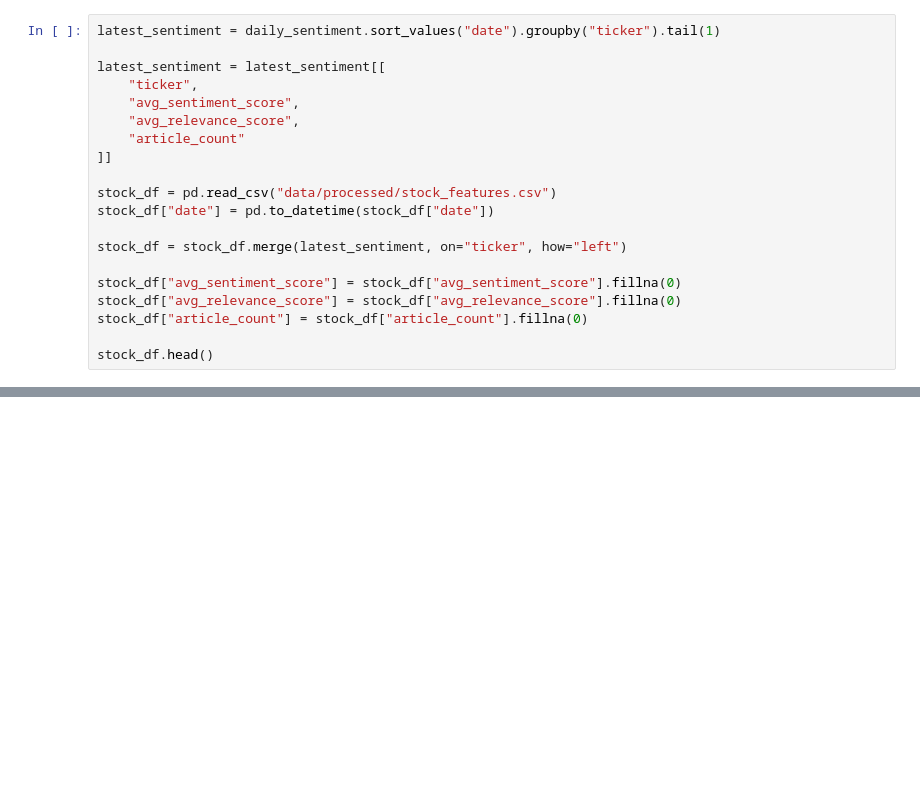
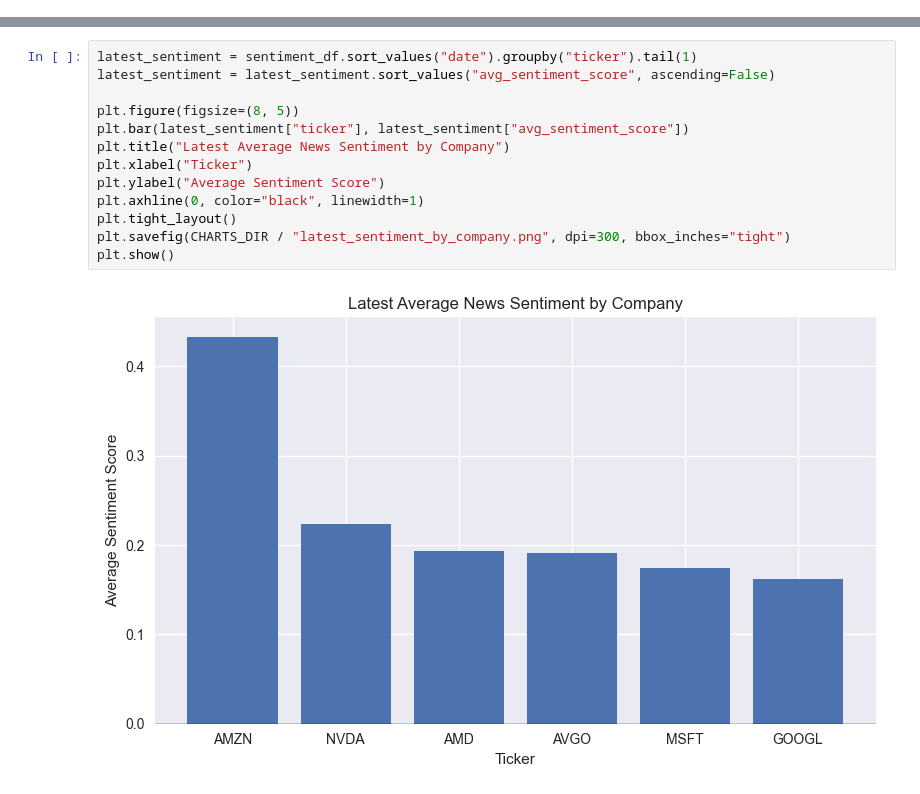
Before and after one commit to 4sciencee/MIS433-Final-Project, a Jupyter notebook: notebooks/AI_Investment_Signals.ipynb, the cells around one changed output, grey strips where cells are left out. Drawn from its saved outputs; the diff is of its cells as text; blank space fills up the shorter version.

```diff
--- a/notebooks/AI_Investment_Signals.ipynb
+++ b/notebooks/AI_Investment_Signals.ipynb
@@ -467,20 +0,0 @@ Merge sentiment score, relevance score, and article count into the stock dataset
-# %%
-latest_sentiment = daily_sentiment.sort_values("date").groupby("ticker").tail(1)
-
-latest_sentiment = latest_sentiment[[
-    "ticker",
-    "avg_sentiment_score",
-    "avg_relevance_score",
-    "article_count"
-]]
-
-stock_df = pd.read_csv("data/processed/stock_features.csv")
-stock_df["date"] = pd.to_datetime(stock_df["date"])
-
-stock_df = stock_df.merge(latest_sentiment, on="ticker", how="left")
-
-stock_df["avg_sentiment_score"] = stock_df["avg_sentiment_score"].fillna(0)
-stock_df["avg_relevance_score"] = stock_df["avg_relevance_score"].fillna(0)
-stock_df["article_count"] = stock_df["article_count"].fillna(0)
-
-stock_df.head()
@@ -1473,0 +437,15 @@ Dropdown(description='Company 1:', index=5, options=('AMD', 'AMZN', 'AVGO', 'GOO
+# %%
+latest_sentiment = sentiment_df.sort_values("date").groupby("ticker").tail(1)
+latest_sentiment = latest_sentiment.sort_values("avg_sentiment_score", ascending=False)
+
+plt.figure(figsize=(8, 5))
+plt.bar(latest_sentiment["ticker"], latest_sentiment["avg_sentiment_score"])
+plt.title("Latest Average News Sentiment by Company")
+plt.xlabel("Ticker")
+plt.ylabel("Average Sentiment Score")
+plt.axhline(0, color="black", linewidth=1)
+plt.tight_layout()
+plt.savefig(CHARTS_DIR / "latest_sentiment_by_company.png", dpi=300, bbox_inches="tight")
+plt.show()
+# %% [output]
+[figure, added]
```
Also changed, not shown: parts of 118 cells of this notebook, 27 other files.
